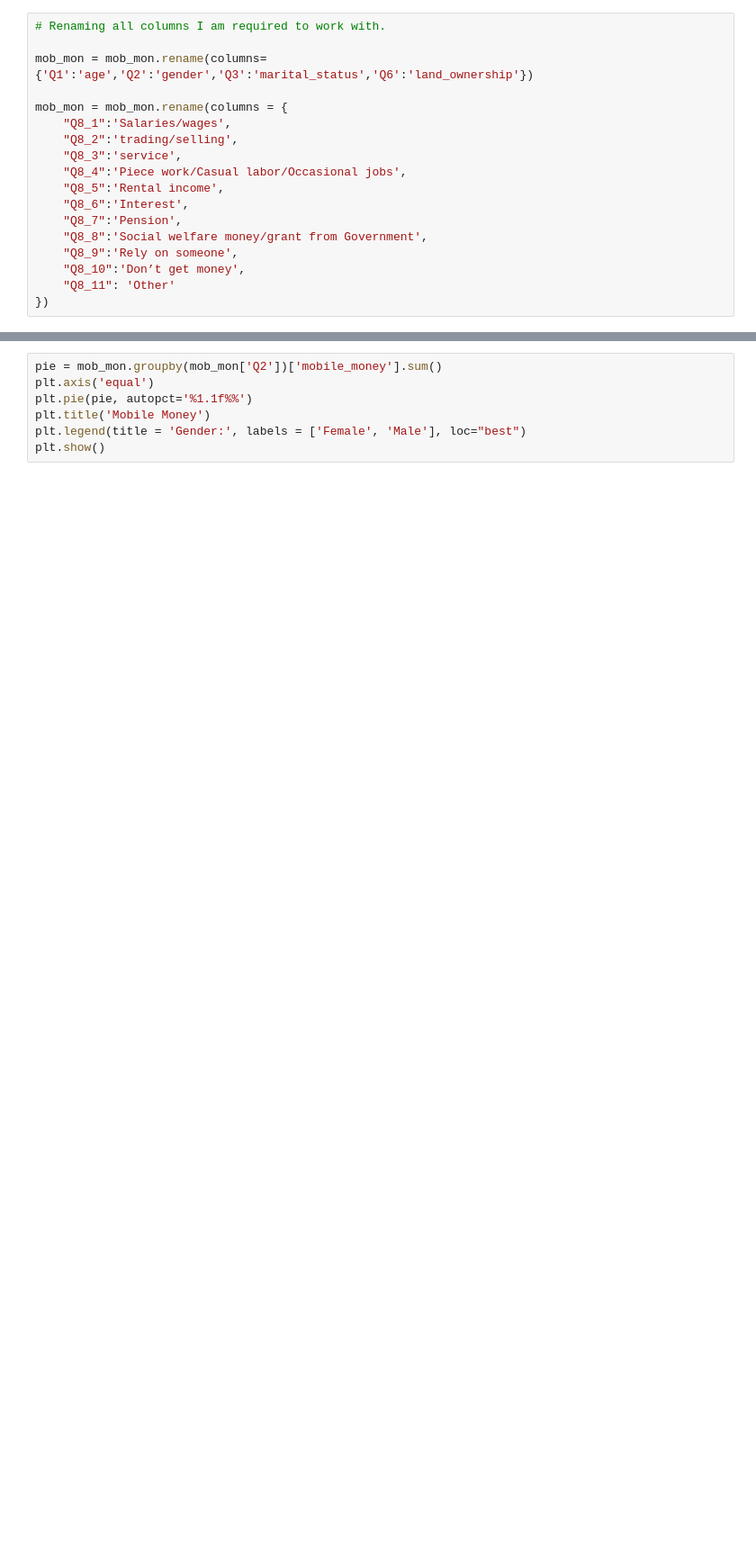
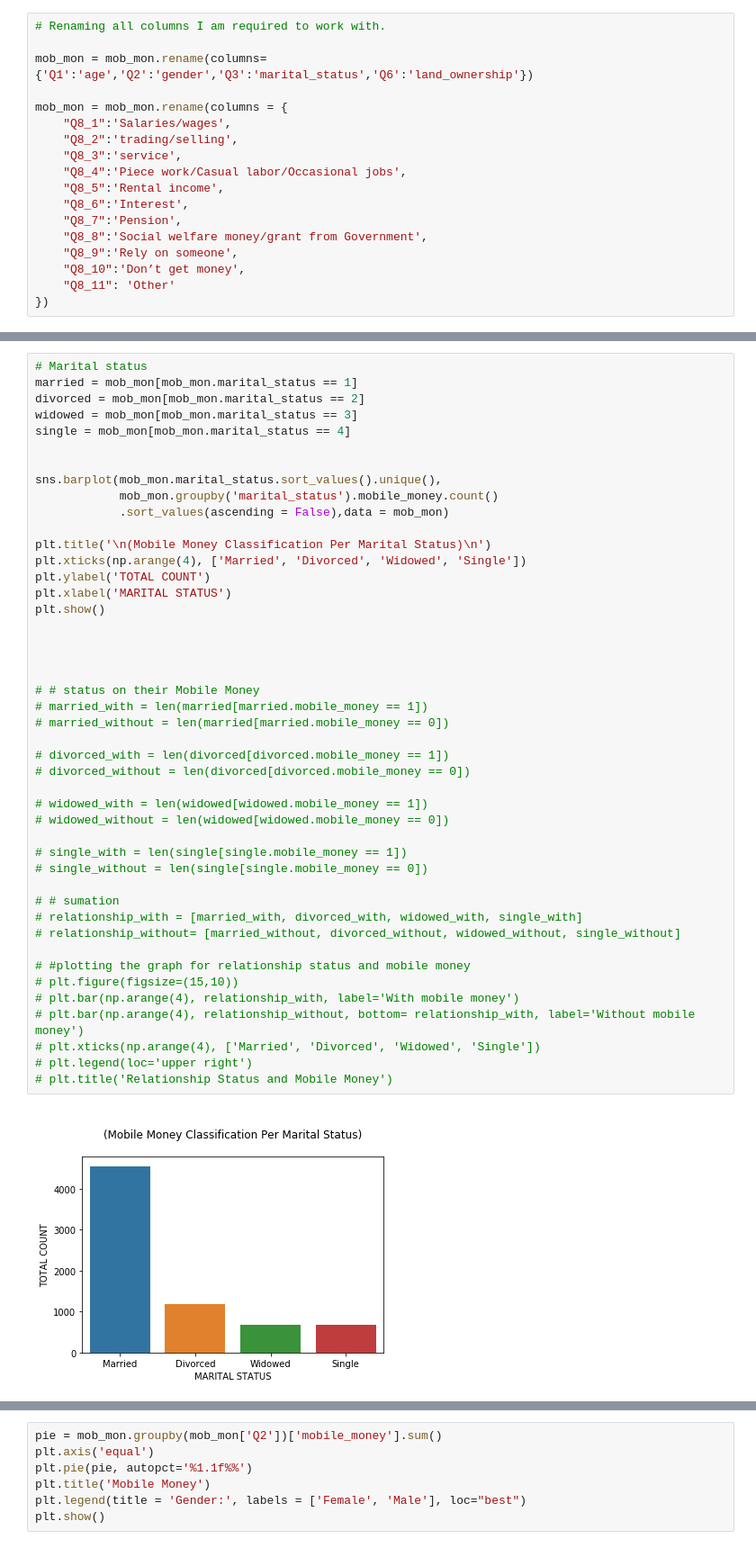
Before and after one commit to boitshepo97/tanzania-mobile-money, a Jupyter notebook: Untitled.ipynb, the cells around one changed output, grey strips where cells are left out. Shown at 90% size. Cells and saved outputs as stored; diff of their text form; blank space fills up the shorter version.

```diff
--- a/Untitled.ipynb
+++ b/Untitled.ipynb
@@ -73,3 +141,50 @@ print('Females without Mobile Money:',f2)
+# %%
+# Marital status
+married = mob_mon[mob_mon.marital_status == 1]
+divorced = mob_mon[mob_mon.marital_status == 2]
+widowed = mob_mon[mob_mon.marital_status == 3]
+single = mob_mon[mob_mon.marital_status == 4]
+
+
+sns.barplot(mob_mon.marital_status.sort_values().unique(),
+            mob_mon.groupby('marital_status').mobile_money.count()
+            .sort_values(ascending = False),data = mob_mon)
+
+plt.title('\n(Mobile Money Classification Per Marital Status)\n')
+plt.xticks(np.arange(4), ['Married', 'Divorced', 'Widowed', 'Single'])
+plt.ylabel('TOTAL COUNT')
+plt.xlabel('MARITAL STATUS')
+plt.show()
+
+
+
+
+# # status on their Mobile Money
+# married_with = len(married[married.mobile_money == 1])
+# married_without = len(married[married.mobile_money == 0])
+
+# divorced_with = len(divorced[divorced.mobile_money == 1])
+# divorced_without = len(divorced[divorced.mobile_money == 0])
+
+# widowed_with = len(widowed[widowed.mobile_money == 1])
+# widowed_without = len(widowed[widowed.mobile_money == 0])
+
+# single_with = len(single[single.mobile_money == 1])
+# single_without = len(single[single.mobile_money == 0])
+
+# # sumation
+# relationship_with = [married_with, divorced_with, widowed_with, single_with]
+# relationship_without= [married_without, divorced_without, widowed_without, single_without]
+
+# #plotting the graph for relationship status and mobile money
+# plt.figure(figsize=(15,10))
+# plt.bar(np.arange(4), relationship_with, label='With mobile money')
+# plt.bar(np.arange(4), relationship_without, bottom= relationship_with, label='Without mobile money')
+# plt.xticks(np.arange(4), ['Married', 'Divorced', 'Widowed', 'Single'])
+# plt.legend(loc='upper right')
+# plt.title('Relationship Status and Mobile Money')
+# %% [output]
+[figure, added]
 # %%
 mob_mon.head()
 # %% [output]
```
Also changed, not shown: parts of 5 cells of this notebook.
